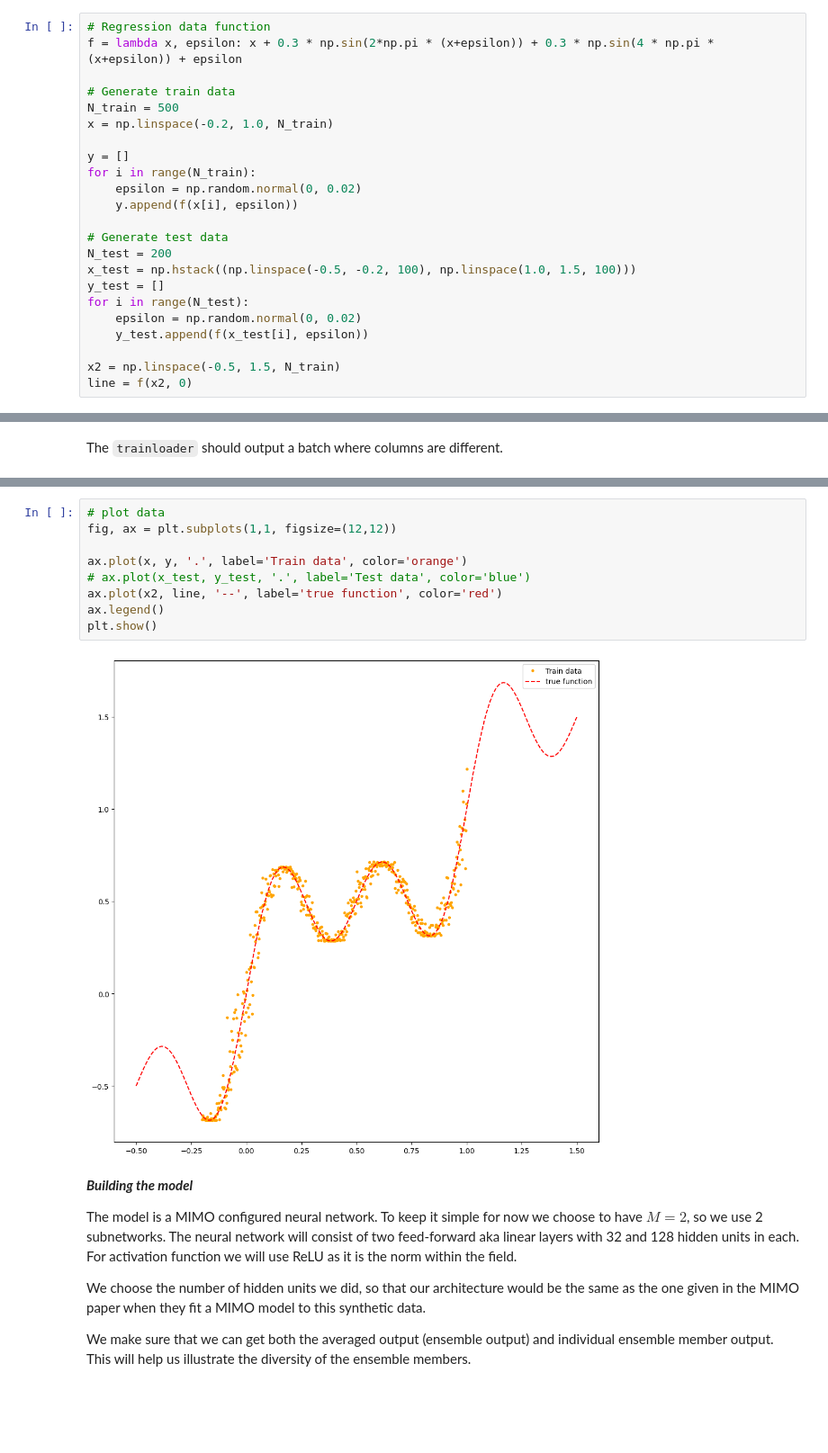
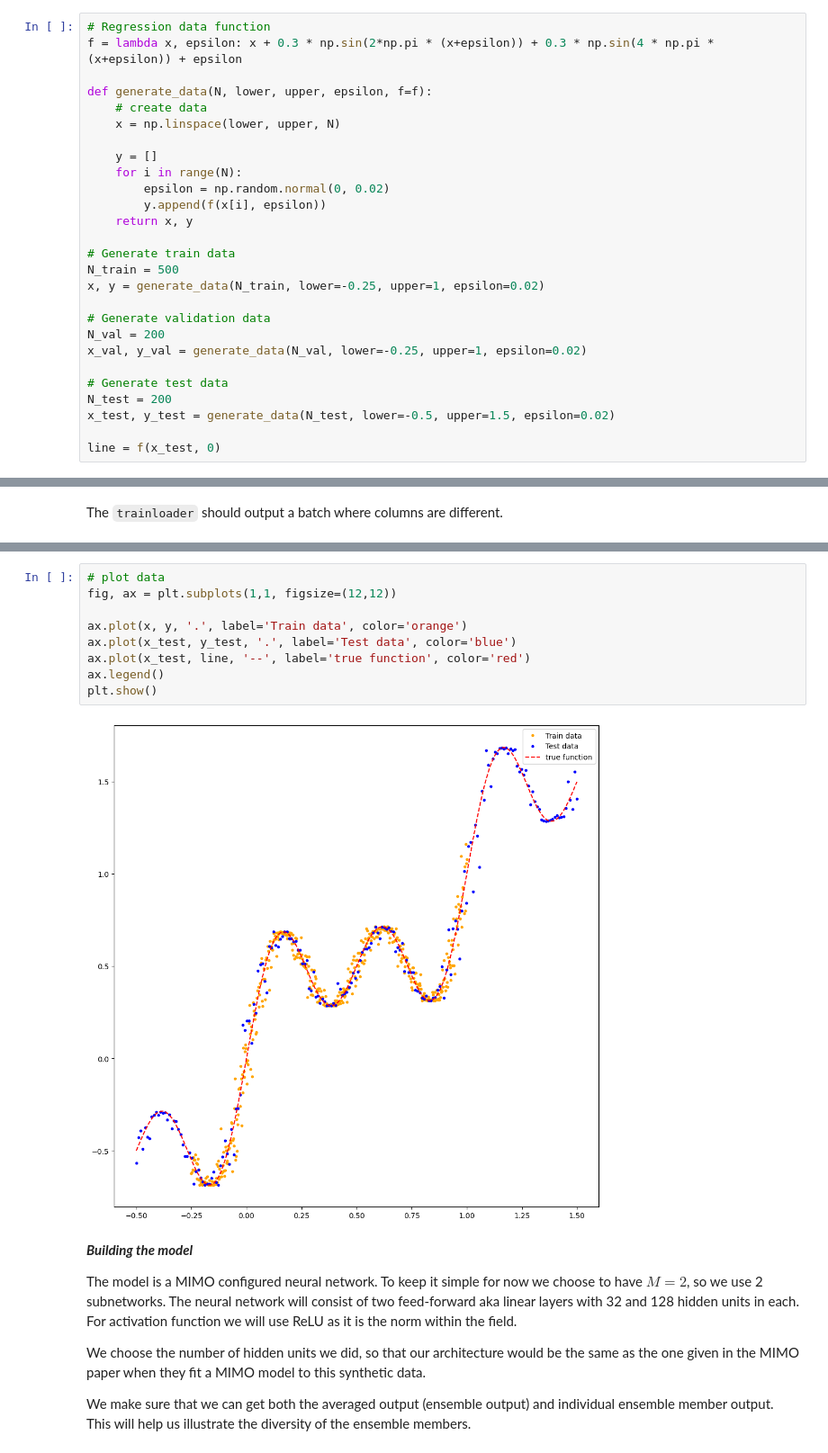
Before and after one commit to Malthe57/MastersThesis, a Jupyter notebook: notebooks/MIMOprototype.ipynb, the cells around one changed output, grey strips where cells are left out. Shown at 90% size. Saved outputs shown, nothing was run; the diff lists cells and outputs as text; blank space fills up the shorter version.

Commit message:
Added confidence intervals and made som functions for mimo prototype

```diff
--- a/notebooks/MIMOprototype.ipynb
+++ b/notebooks/MIMOprototype.ipynb
@@ -26,25 +26,29 @@ We use $N_{train}=500$ training points and $N_{test}$ testing points.
 # Regression data function
 f = lambda x, epsilon: x + 0.3 * np.sin(2*np.pi * (x+epsilon)) + 0.3 * np.sin(4 * np.pi * (x+epsilon)) + epsilon
 
+def generate_data(N, lower, upper, epsilon, f=f):
+    # create data
+    x = np.linspace(lower, upper, N)
+
+    y = []
+    for i in range(N):
+        epsilon = np.random.normal(0, 0.02)
+        y.append(f(x[i], epsilon))
+    return x, y
+
 # Generate train data
 N_train = 500
-x = np.linspace(-0.2, 1.0, N_train)
+x, y = generate_data(N_train, lower=-0.25, upper=1, epsilon=0.02)
 
-y = []
-for i in range(N_train):
-    epsilon = np.random.normal(0, 0.02)
-    y.append(f(x[i], epsilon))
+# Generate validation data
+N_val = 200
+x_val, y_val = generate_data(N_val, lower=-0.25, upper=1, epsilon=0.02)
 
 # Generate test data
 N_test = 200
-x_test = np.hstack((np.linspace(-0.5, -0.2, 100), np.linspace(1.0, 1.5, 100)))
-y_test = []
-for i in range(N_test):
-    epsilon = np.random.normal(0, 0.02)
-    y_test.append(f(x_test[i], epsilon))
+x_test, y_test = generate_data(N_test, lower=-0.5, upper=1.5, epsilon=0.02)
 
-x2 = np.linspace(-0.5, 1.5, N_train)
-line = f(x2, 0)
+line = f(x_test, 0)
 # %% [markdown]
 We make a custom toy dataset class for the MIMO model. During training, the $M$ subnetworks in the model each get a different batch of training samples. We can do this by multiplying the batch size with a factor $M$ such that the effective batch size is:
 $$
@@ -193,14 +167,14 @@ tensor([[ 4.3246e-01],
 # %%
 # plot data
 fig, ax = plt.subplots(1,1, figsize=(12,12))
 
 ax.plot(x, y, '.', label='Train data', color='orange')
-# ax.plot(x_test, y_test, '.', label='Test data', color='blue')
-ax.plot(x2, line, '--', label='true function', color='red')
+ax.plot(x_test, y_test, '.', label='Test data', color='blue')
+ax.plot(x_test, line, '--', label='true function', color='red')
 ax.legend()
 plt.show()
 # %% [output]
-[figure, old version]
+[figure, new version]
 # %% [markdown]
 ***Building the model***
 
```
Also changed, not shown: parts of 30 cells of this notebook, 20 other files.
